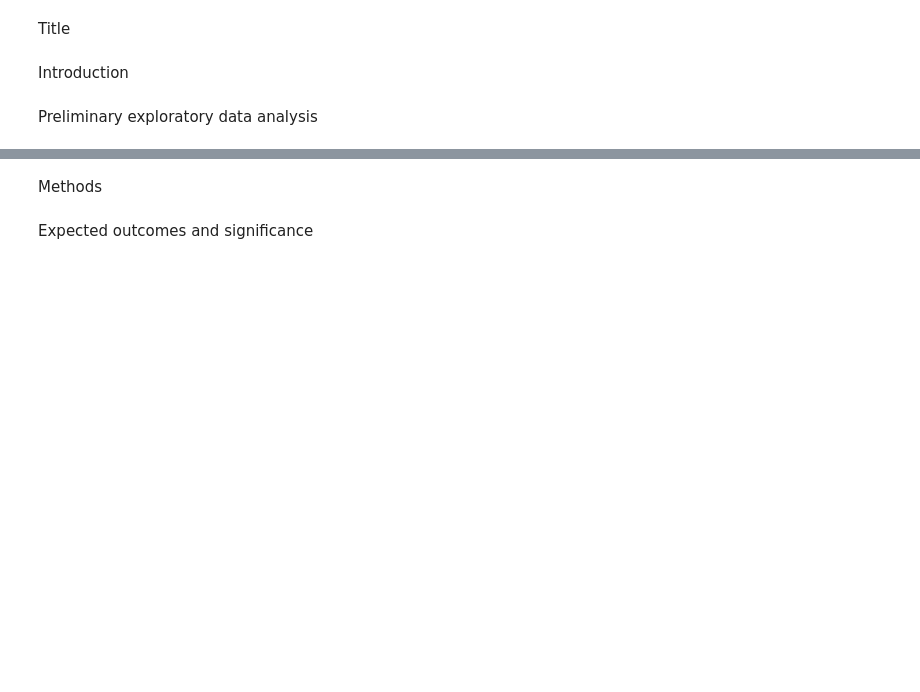
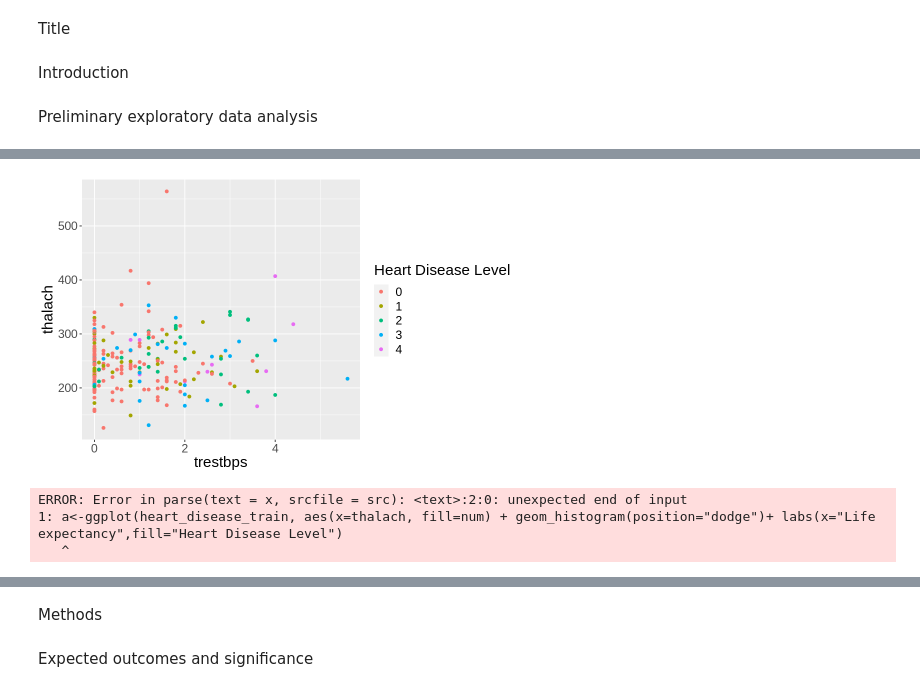
Before and after one commit to aliceterada/DSCI-Project, a Jupyter notebook: Group_Project_Proposal.ipynb, the cells around one changed output, grey strips where cells are left out. Drawn from its saved outputs; the diff is of its cells as text; code cells hidden in the pictures; blank space fills up the shorter version.

```diff
--- a/Group_Project_Proposal.ipynb
+++ b/Group_Project_Proposal.ipynb
@@ -87,0 +114,15 @@ A tibble: 229 × 14
+# %%
+a<-ggplot(heart_disease_train, aes(x=oldpeak,y=chol,color=factor(num))) +
+     geom_point() +
+     labs(x="trestbps", y="thalach",color="Heart Disease Level") +
+     theme(text=element_text(size=18))
+a
+# %% [output]
+[figure, added]
+# %%
+a<-ggplot(heart_disease_train, aes(x=thalach, fill=num) +
+          geom_histogram(position="dodge")+
+# %% [output]
+ERROR: Error in parse(text = x, srcfile = src): <text>:2:0: unexpected end of input
+1: a<-ggplot(heart_disease_train, aes(x=thalach, fill=num) + geom_histogram(position="dodge")+ labs(x="Life expectancy",fill="Heart Disease Level")
+   ^
```
Also changed, not shown: parts of 17 cells of this notebook.
